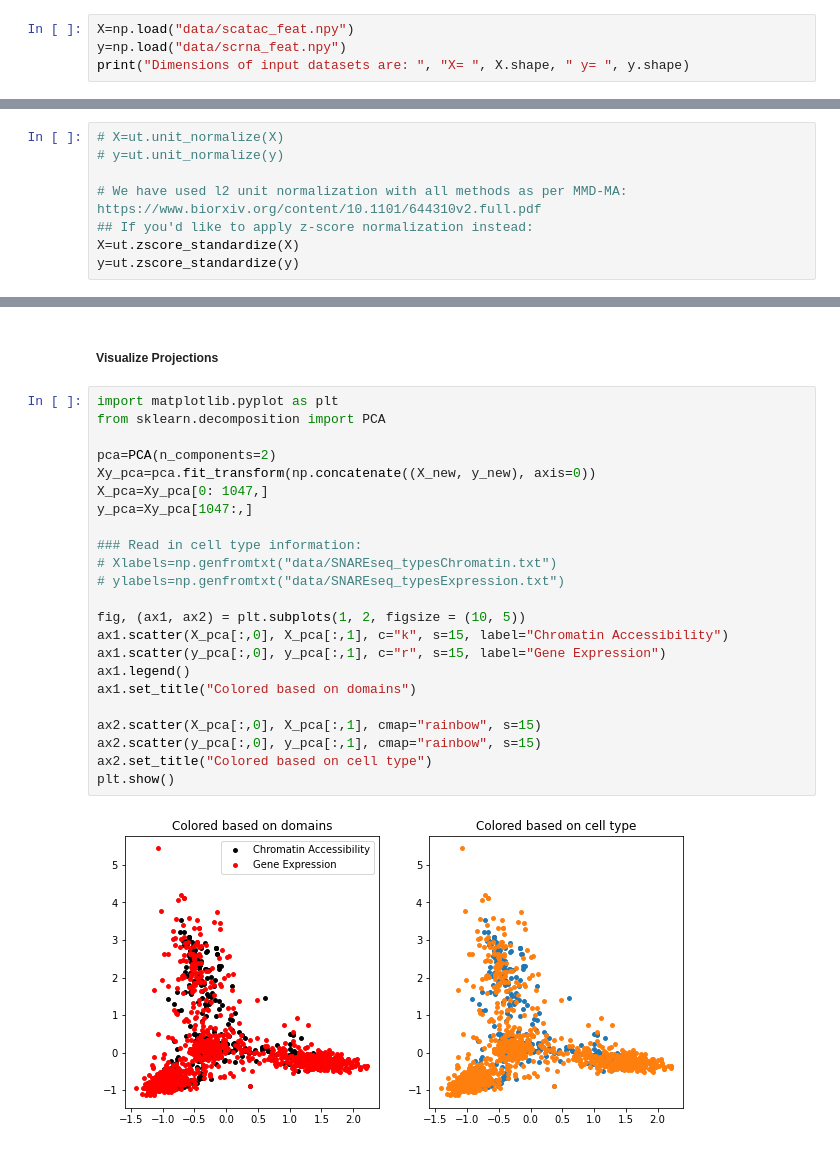
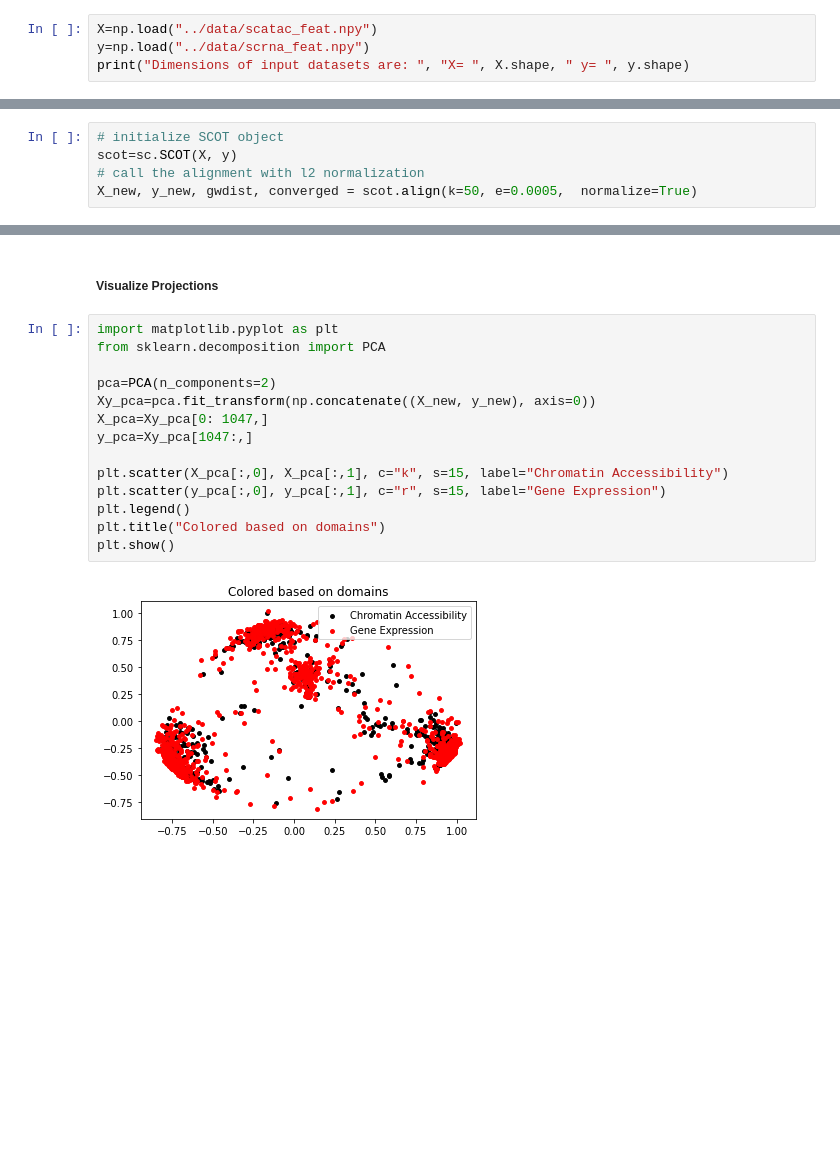
Before and after one commit to rsinghlab/SCOT, a Jupyter notebook: replication/SNAREseq_SCOT_alignment.ipynb, the cells around one changed output, grey strips where cells are left out. Cells and saved outputs as stored; diff of their text form; blank space fills up the shorter version.

Commit message:
Updated to new SCOT

```diff
--- a/replication/SNAREseq_SCOT_alignment.ipynb
+++ b/replication/SNAREseq_SCOT_alignment.ipynb
@@ -15,14 +18,6 @@ from src.scot import *
 # %%
-X=np.load("data/scatac_feat.npy")
-y=np.load("data/scrna_feat.npy")
+X=np.load("../data/scatac_feat.npy")
+y=np.load("../data/scrna_feat.npy")
 print("Dimensions of input datasets are: ", "X= ", X.shape, " y= ", y.shape)
 # %% [output]
 Dimensions of input datasets are:  X=  (1047, 19)  y=  (1047, 10)
-# %%
-# X=ut.unit_normalize(X)
-# y=ut.unit_normalize(y)
-
-# We have used l2 unit normalization with all methods as per MMD-MA: https://www.biorxiv.org/content/10.1101/644310v2.full.pdf
-## If you'd like to apply z-score normalization instead:
-X=ut.zscore_standardize(X)
-y=ut.zscore_standardize(y)
@@ -33,0 +24,5 @@ X_new,y_new= scot(X, y, k, e, rho = 0.05, mode="connectivity", metric="correlati
+# %%
+# initialize SCOT object
+scot=sc.SCOT(X, y)
+# call the alignment with l2 normalization
+X_new, y_new, gwdist, converged = scot.align(k=50, e=0.0005,  normalize=True)
@@ -53,25 +66,16 @@ plt.show()
 # %%
 import matplotlib.pyplot as plt
 from sklearn.decomposition import PCA
 
 pca=PCA(n_components=2)
 Xy_pca=pca.fit_transform(np.concatenate((X_new, y_new), axis=0))
 X_pca=Xy_pca[0: 1047,]
 y_pca=Xy_pca[1047:,]
 
-### Read in cell type information:
-# Xlabels=np.genfromtxt("data/SNAREseq_typesChromatin.txt")
-# ylabels=np.genfromtxt("data/SNAREseq_typesExpression.txt")
-
-fig, (ax1, ax2) = plt.subplots(1, 2, figsize = (10, 5))
-ax1.scatter(X_pca[:,0], X_pca[:,1], c="k", s=15, label="Chromatin Accessibility")
-ax1.scatter(y_pca[:,0], y_pca[:,1], c="r", s=15, label="Gene Expression")
-ax1.legend()
-ax1.set_title("Colored based on domains")
-
-ax2.scatter(X_pca[:,0], X_pca[:,1], cmap="rainbow", s=15)
-ax2.scatter(y_pca[:,0], y_pca[:,1], cmap="rainbow", s=15)
-ax2.set_title("Colored based on cell type")
+plt.scatter(X_pca[:,0], X_pca[:,1], c="k", s=15, label="Chromatin Accessibility")
+plt.scatter(y_pca[:,0], y_pca[:,1], c="r", s=15, label="Gene Expression")
+plt.legend()
+plt.title("Colored based on domains")
 plt.show()
 # %% [output]
-[figure, old version]
+[figure, new version]
```
Also changed, not shown: parts of 10 cells of this notebook, 1 other file.
